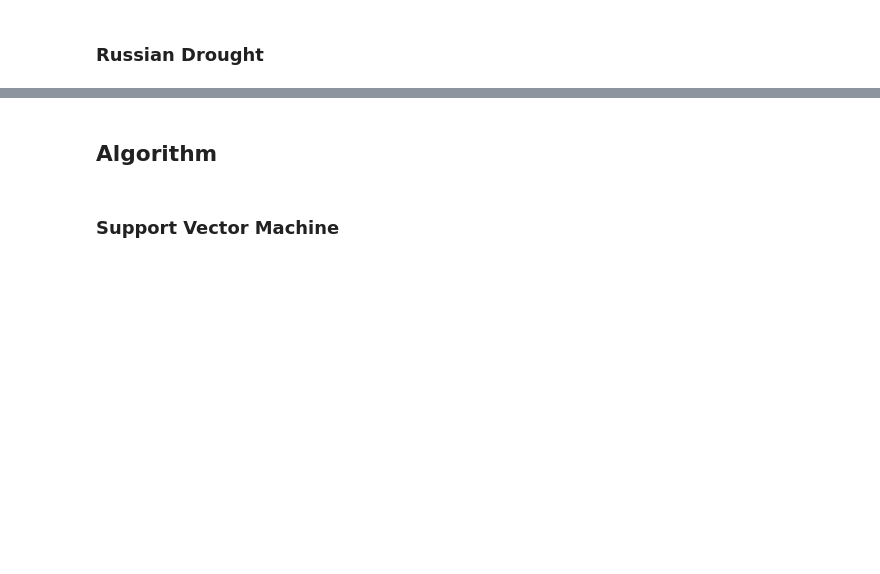
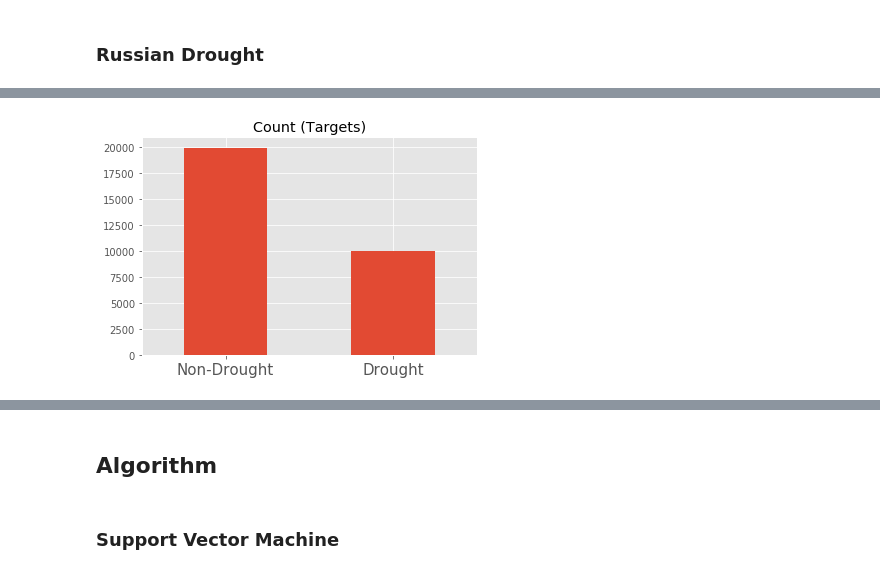
Before and after one commit to IPL-UV/sakame, a Jupyter notebook: notebooks/classification/esdc_app/1.0_walkthrough.ipynb, the cells around one changed output, grey strips where cells are left out. Cells and saved outputs as stored; diff of their text form; code cells hidden in the pictures; blank space fills up the shorter version.

```diff
--- a/notebooks/classification/esdc_app/1.0_walkthrough.ipynb
+++ b/notebooks/classification/esdc_app/1.0_walkthrough.ipynb
@@ -153,0 +114,9 @@ RHW_duration.nc  RHW_GPP.nc
+# %%
+train, test = train_test_split(df_russia, train_size=0.1, random_state=123, stratify=df_russia[['drought']])
+# %%
+fig, ax = plt.subplots()
+train.drought.value_counts().plot(ax=ax, kind='bar', title='Count (Targets)')
+ax.set_xticklabels(['Non-Drought', 'Drought'], rotation='horizontal', fontsize=15)
+plt.show()
+# %% [output]
+[figure, added]
```
Also changed, not shown: parts of 27 cells of this notebook, 4 other files.
